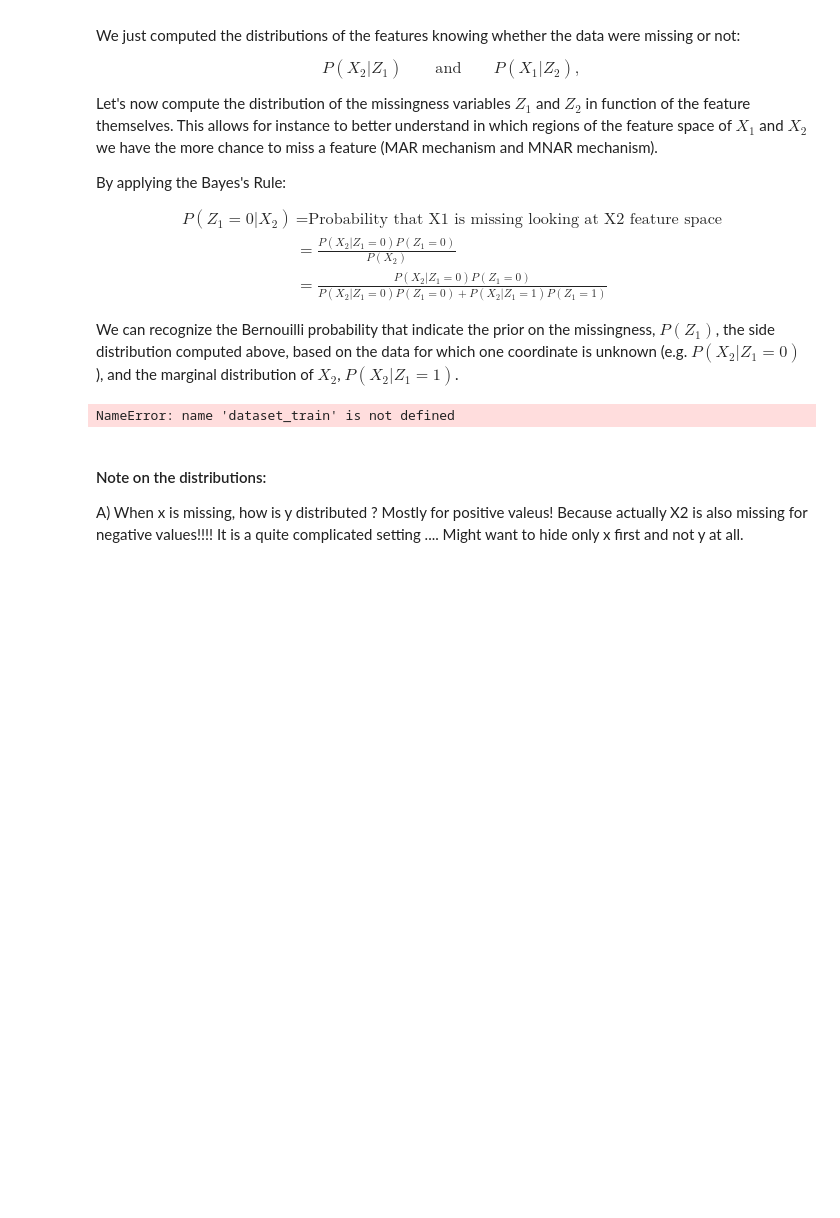
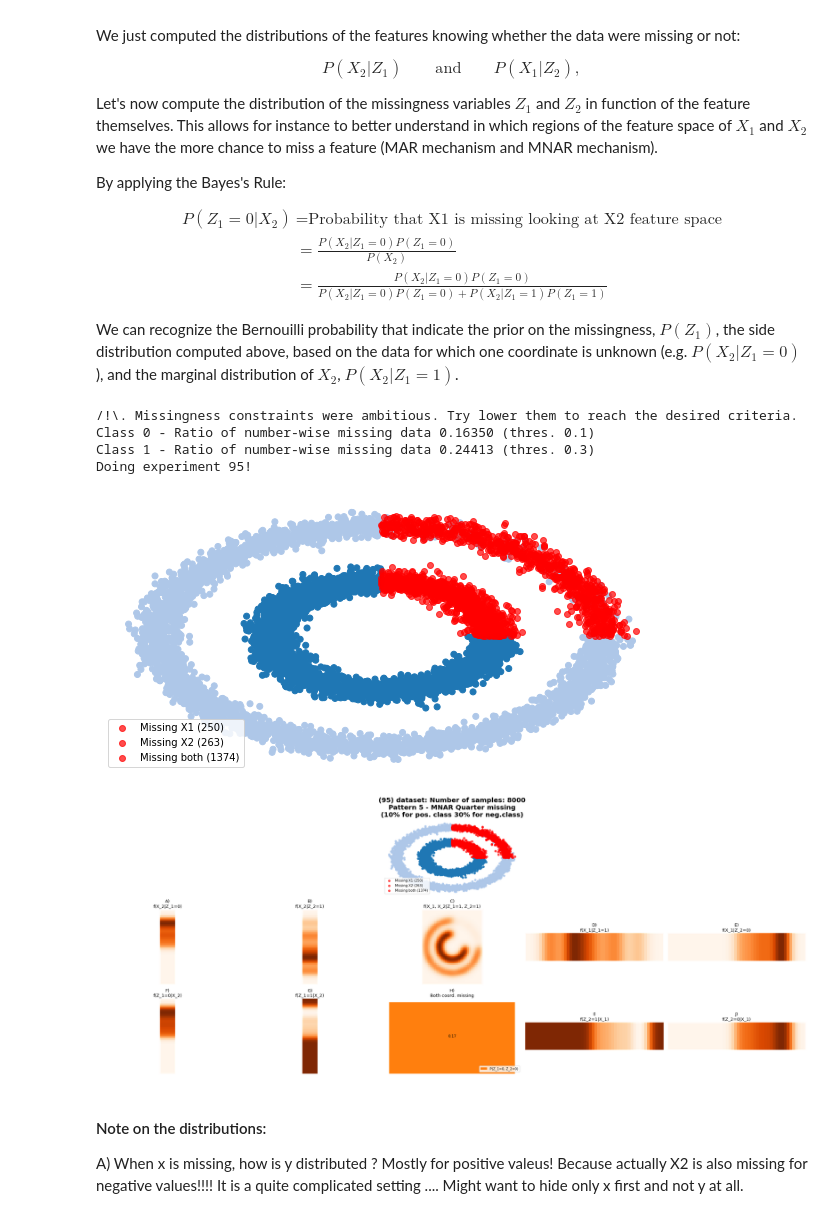
Before and after one commit to matiasdm/notes_on_stats, a Jupyter notebook: doc/sections/1_pdf_estimation_missing_data.ipynb, the cells around one changed output. Saved outputs shown, nothing was run; the diff lists cells and outputs as text; code cells hidden in the pictures; blank space fills up the shorter version.

```diff
--- a/doc/sections/1_pdf_estimation_missing_data.ipynb
+++ b/doc/sections/1_pdf_estimation_missing_data.ipynb
@@ -339,35 +339,40 @@ We can recognize the Bernouilli probability that indicate the prior on the missi
 # %%
 verbosity=2
 
 dataset = DatasetGenerator(dataset_name=dataset_name,
                             purpose='train',
                             num_samples=int(proportion_train*num_samples),
                             imbalance_ratio=imbalance_ratio,
                             verbosity=verbosity)
 # Creation of the missingness
-dataset_train.generate_missing_coordinates(missingness_pattern=5, verbosity=verbosity)
+dataset.generate_missing_coordinates(missingness_pattern=5, verbosity=verbosity)
 
 # Create the experiments
 exp = Experiments(dataset_name,
-                  dataset_train=dataset_train,
+                  dataset_train=dataset,
                   dataset_test=None,
                   purpose='estimation',
                   previous_experiment=None,
                   save_experiment=True,
                   verbosity=1,
                   debug=False,
                   proportion_train=PROPORTION_TRAIN,
                   resolution=RESOLUTION,
                   bandwidth=BANDWIDTH,
                   random_state=RANDOM_STATE)
 
 # Estimate the distributions
 exp.fit()
 
 # Plot results
 exp.plot()
 # %% [output]
-NameError: name 'dataset_train' is not defined
+/!\. Missingness constraints were ambitious. Try lower them to reach the desired criteria.
+Class 0 - Ratio of number-wise missing data 0.16350 (thres. 0.1)
+Class 1 - Ratio of number-wise missing data 0.24413 (thres. 0.3)
+Doing experiment 95!
+[figure, added]
+[figure, added]
 # %% [markdown]
 #### Note on the distributions:
 
```
Also changed, not shown: parts of 2 cells of this notebook, 9 other files.
